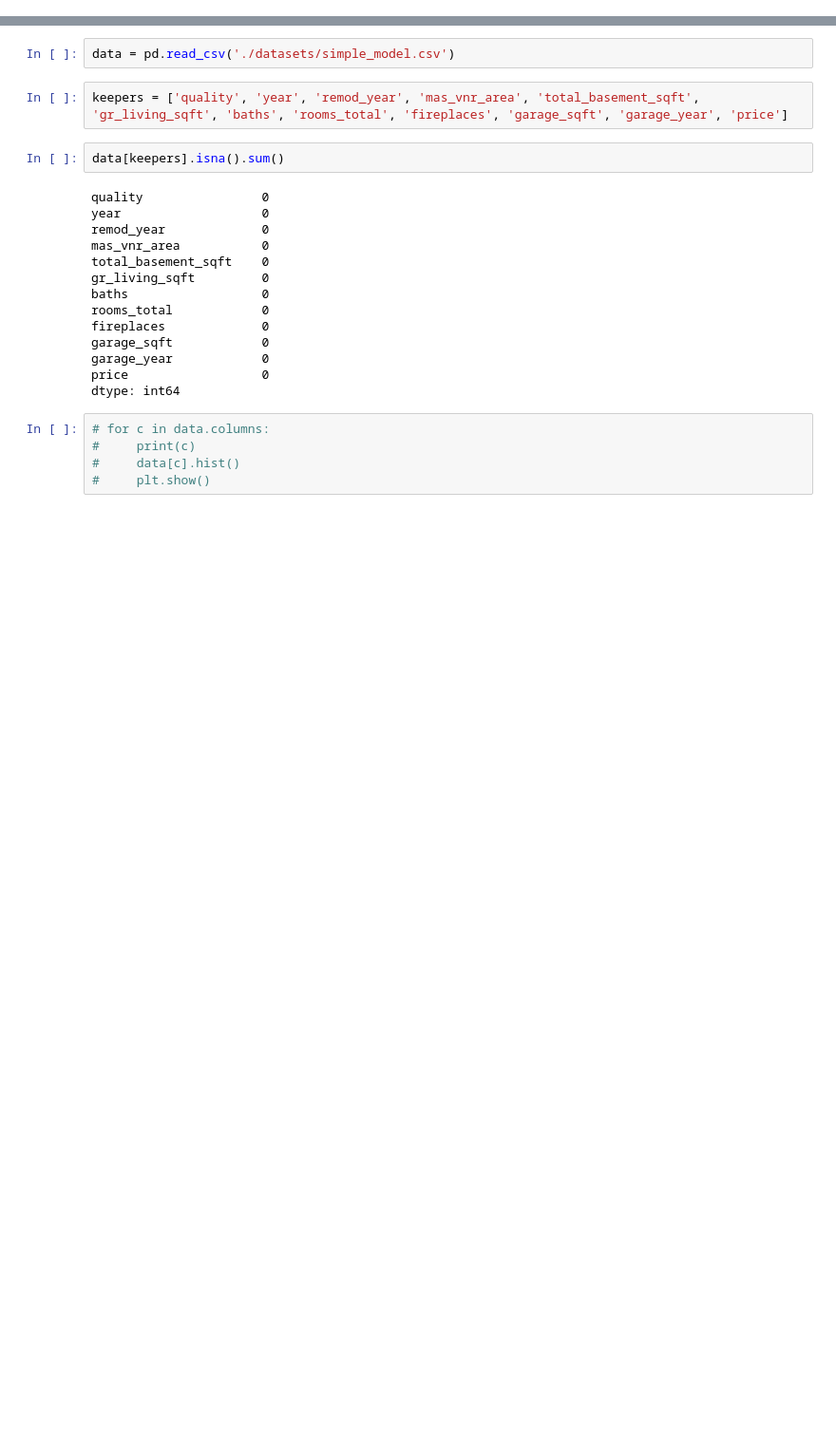
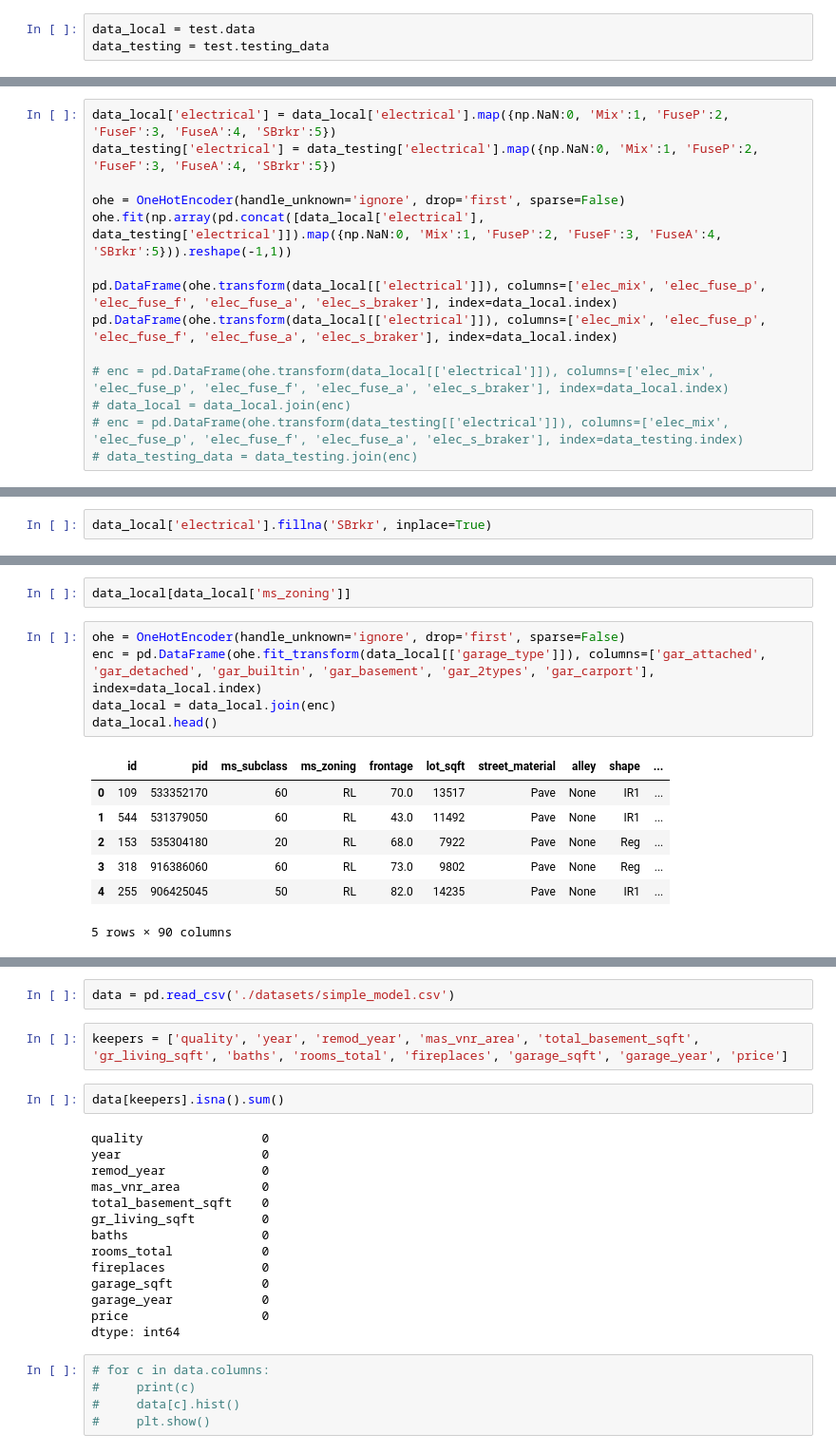
Before and after one commit to woodstockwins/1213-iris, a Jupyter notebook: projects/project-2-master/1_p2_simple_models.ipynb, the cells around one changed output, grey strips where cells are left out. Shown at 95% size. Drawn from its saved outputs; the diff is of its cells as text; blank space fills up the shorter version.

```diff
--- a/projects/project-2-master/1_p2_simple_models.ipynb
+++ b/projects/project-2-master/1_p2_simple_models.ipynb
@@ -17,0 +353,3 @@ from sklearn.impute import SimpleImputer
+# %%
+data_local = test.data
+data_testing = test.testing_data
@@ -17,0 +412,14 @@ from sklearn.impute import SimpleImputer
+# %%
+data_local['electrical'] = data_local['electrical'].map({np.NaN:0, 'Mix':1, 'FuseP':2, 'FuseF':3, 'FuseA':4, 'SBrkr':5})
+data_testing['electrical'] = data_testing['electrical'].map({np.NaN:0, 'Mix':1, 'FuseP':2, 'FuseF':3, 'FuseA':4, 'SBrkr':5})
+
+ohe = OneHotEncoder(handle_unknown='ignore', drop='first', sparse=False)
+ohe.fit(np.array(pd.concat([data_local['electrical'], data_testing['electrical']]).map({np.NaN:0, 'Mix':1, 'FuseP':2, 'FuseF':3, 'FuseA':4, 'SBrkr':5})).reshape(-1,1))
+
+pd.DataFrame(ohe.transform(data_local[['electrical']]), columns=['elec_mix', 'elec_fuse_p', 'elec_fuse_f', 'elec_fuse_a', 'elec_s_braker'], index=data_local.index)
+pd.DataFrame(ohe.transform(data_local[['electrical']]), columns=['elec_mix', 'elec_fuse_p', 'elec_fuse_f', 'elec_fuse_a', 'elec_s_braker'], index=data_local.index)
+
+# enc = pd.DataFrame(ohe.transform(data_local[['electrical']]), columns=['elec_mix', 'elec_fuse_p', 'elec_fuse_f', 'elec_fuse_a', 'elec_s_braker'], index=data_local.index)
+# data_local = data_local.join(enc)
+# enc = pd.DataFrame(ohe.transform(data_testing[['electrical']]), columns=['elec_mix', 'elec_fuse_p', 'elec_fuse_f', 'elec_fuse_a', 'elec_s_braker'], index=data_testing.index)
+# data_testing_data = data_testing.join(enc)
@@ -17,0 +433,2 @@ from sklearn.impute import SimpleImputer
+# %%
+data_local['electrical'].fillna('SBrkr', inplace=True)
@@ -17,0 +454,15 @@ from sklearn.impute import SimpleImputer
+# %%
+data_local[data_local['ms_zoning']]
+# %%
+ohe = OneHotEncoder(handle_unknown='ignore', drop='first', sparse=False)
+enc = pd.DataFrame(ohe.fit_transform(data_local[['garage_type']]), columns=['gar_attached', 'gar_detached', 'gar_builtin', 'gar_basement', 'gar_2types', 'gar_carport'], index=data_local.index)
+data_local = data_local.join(enc)
+data_local.head()
+# %% [output]
+|  | id | pid | ms_subclass | ms_zoning | frontage | lot_sqft | street_material | alley | shape | ... |
+| 0 | 109 | 533352170 | 60 | RL | 70.0 | 13517 | Pave | None | IR1 | ... |
+| 1 | 544 | 531379050 | 60 | RL | 43.0 | 11492 | Pave | None | IR1 | ... |
+| 2 | 153 | 535304180 | 20 | RL | 68.0 | 7922 | Pave | None | Reg | ... |
+| 3 | 318 | 916386060 | 60 | RL | 73.0 | 9802 | Pave | None | Reg | ... |
+| 4 | 255 | 906425045 | 50 | RL | 82.0 | 14235 | Pave | None | IR1 | ... |
+5 rows × 90 columns
```
Also changed, not shown: parts of 30 cells of this notebook, 1 other file.
